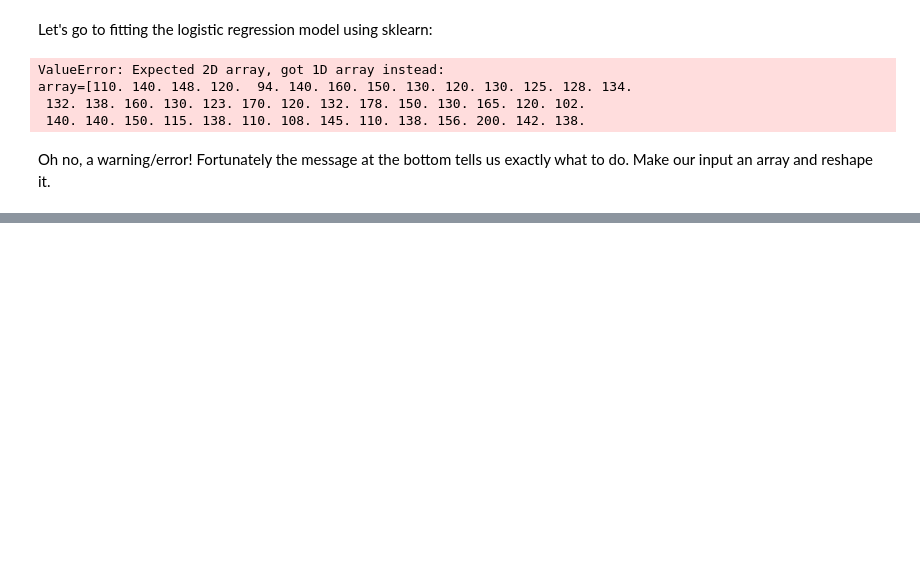
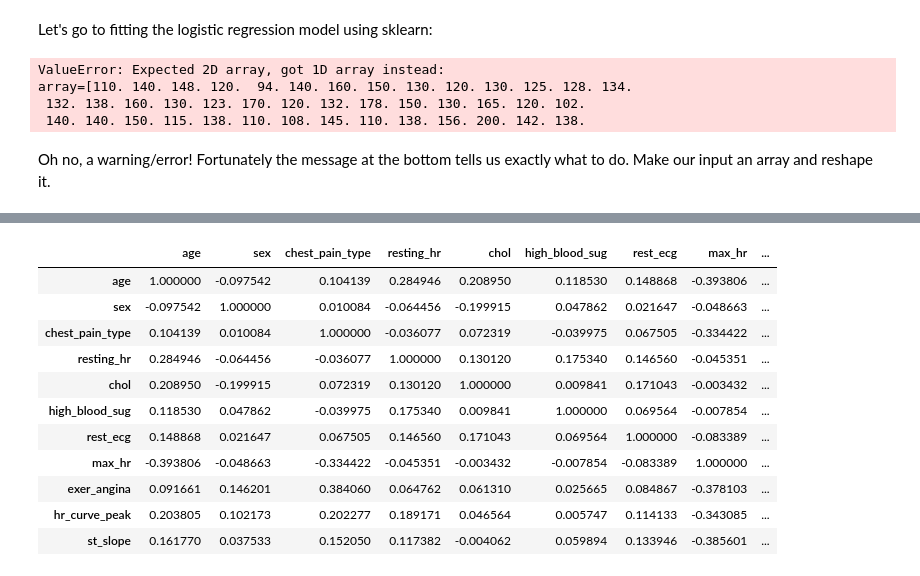
Before and after one commit to kaitai/MachineLearningSeminar-2019, a Jupyter notebook: Logistic regression.ipynb, the cells around one changed output, grey strips where cells are left out. Saved outputs shown, nothing was run; the diff lists cells and outputs as text; code cells hidden in the pictures; blank space fills up the shorter version.

```diff
--- a/Logistic regression.ipynb
+++ b/Logistic regression.ipynb
@@ -178,0 +183,15 @@ array([[145.],
+# %%
+bigX.corr()
+# %% [output]
+|  | age | sex | chest_pain_type | resting_hr | chol | high_blood_sug | rest_ecg | max_hr | ... |
+| age | 1.000000 | -0.097542 | 0.104139 | 0.284946 | 0.208950 | 0.118530 | 0.148868 | -0.393806 | ... |
+| sex | -0.097542 | 1.000000 | 0.010084 | -0.064456 | -0.199915 | 0.047862 | 0.021647 | -0.048663 | ... |
+| chest_pain_type | 0.104139 | 0.010084 | 1.000000 | -0.036077 | 0.072319 | -0.039975 | 0.067505 | -0.334422 | ... |
+| resting_hr | 0.284946 | -0.064456 | -0.036077 | 1.000000 | 0.130120 | 0.175340 | 0.146560 | -0.045351 | ... |
+| chol | 0.208950 | -0.199915 | 0.072319 | 0.130120 | 1.000000 | 0.009841 | 0.171043 | -0.003432 | ... |
+| high_blood_sug | 0.118530 | 0.047862 | -0.039975 | 0.175340 | 0.009841 | 1.000000 | 0.069564 | -0.007854 | ... |
+| rest_ecg | 0.148868 | 0.021647 | 0.067505 | 0.146560 | 0.171043 | 0.069564 | 1.000000 | -0.083389 | ... |
+| max_hr | -0.393806 | -0.048663 | -0.334422 | -0.045351 | -0.003432 | -0.007854 | -0.083389 | 1.000000 | ... |
+| exer_angina | 0.091661 | 0.146201 | 0.384060 | 0.064762 | 0.061310 | 0.025665 | 0.084867 | -0.378103 | ... |
+| hr_curve_peak | 0.203805 | 0.102173 | 0.202277 | 0.189171 | 0.046564 | 0.005747 | 0.114133 | -0.343085 | ... |
+| st_slope | 0.161770 | 0.037533 | 0.152050 | 0.117382 | -0.004062 | 0.059894 | 0.133946 | -0.385601 | ... |
```
Also changed, not shown: parts of 15 cells of this notebook, 2 other files.
